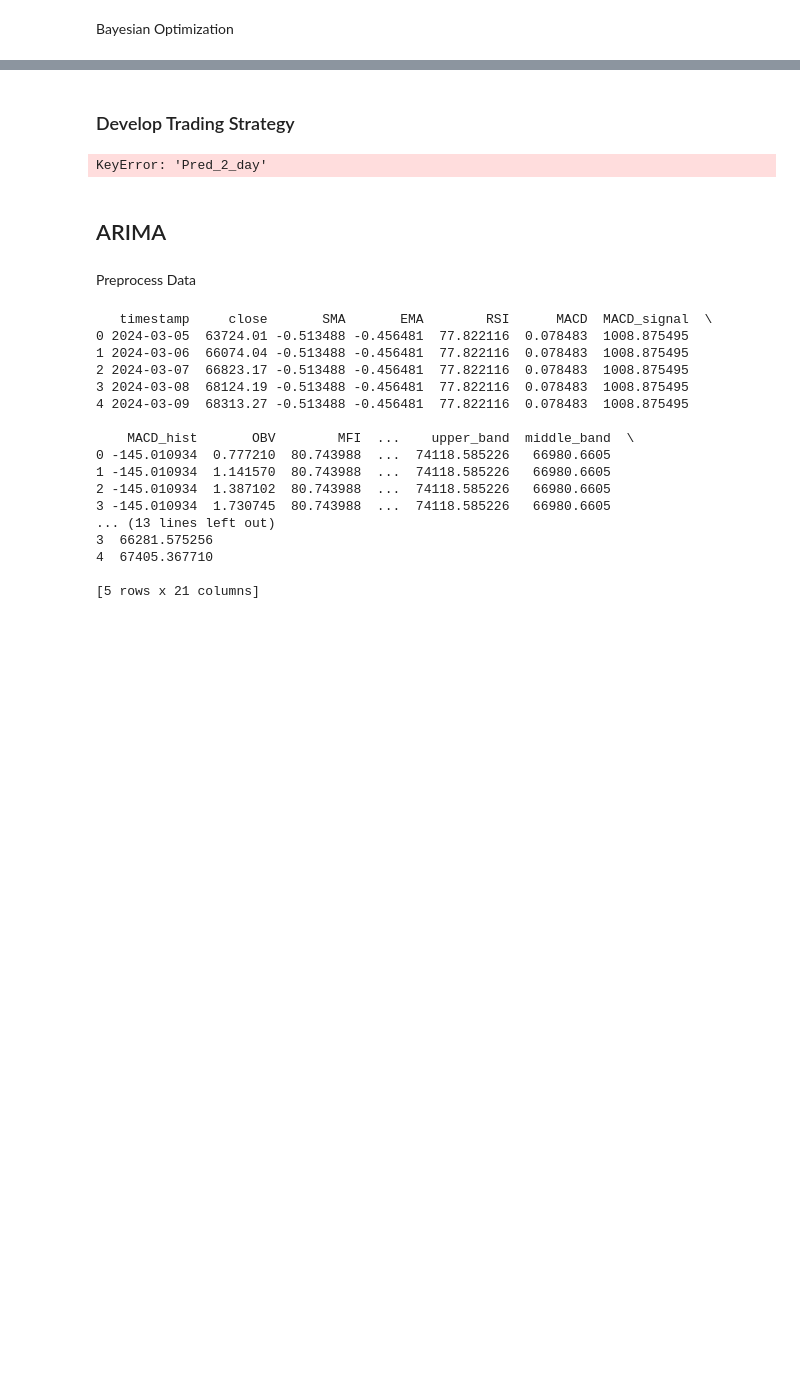
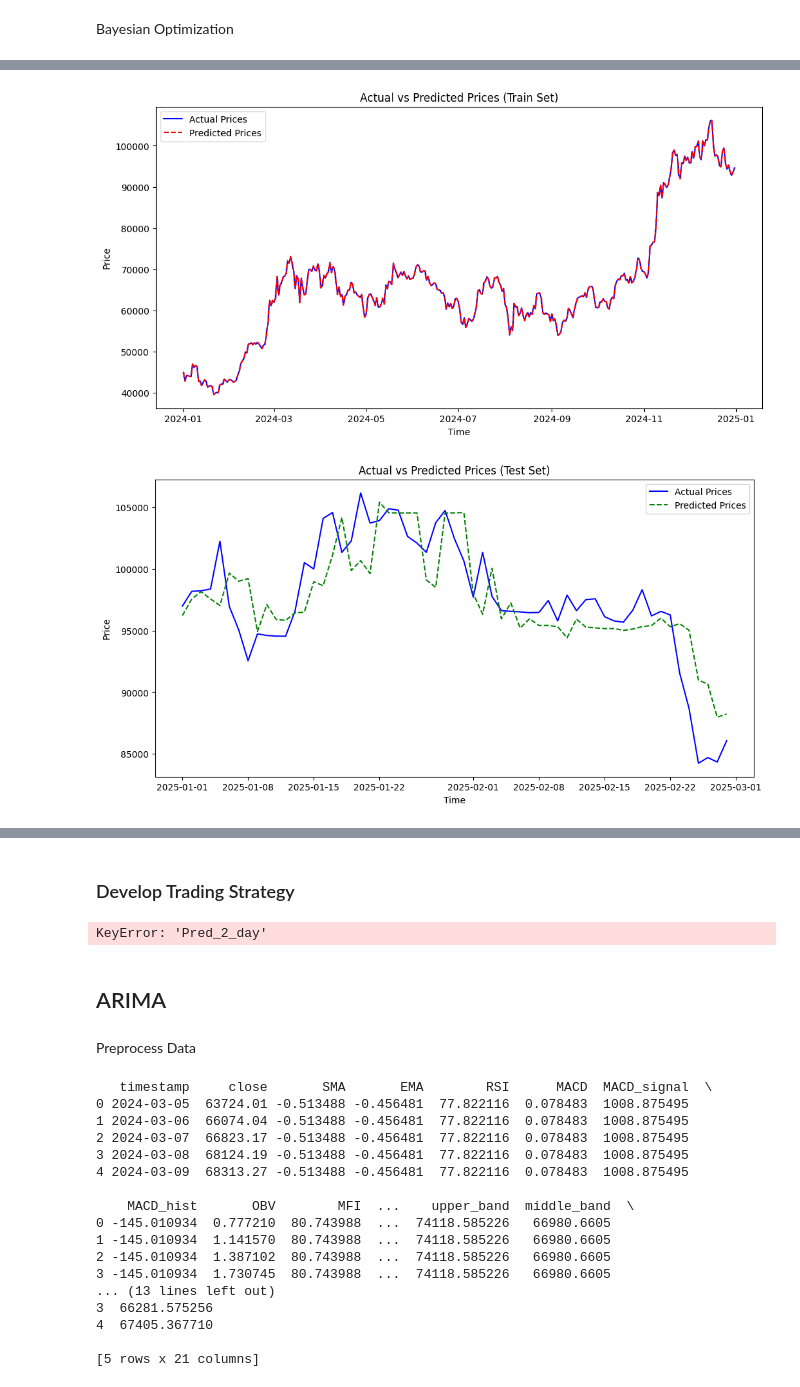
Before and after one commit to alyssa-tsh/CryptoMine, a Jupyter notebook: model.ipynb, the cells around one changed output, grey strips where cells are left out. Saved outputs shown, nothing was run; the diff lists cells and outputs as text; code cells hidden in the pictures; blank space fills up the shorter version.

```diff
--- a/model.ipynb
+++ b/model.ipynb
@@ -739,0 +773,5 @@ line_plot(val_predictions_bayes, test_predictions_bayes)
+# %%
+line_plot(train_prediction_bayes, test_prediction_bayes, 'close_1_ahead')
+# %% [output]
+[figure, added]
+[figure, added]
```
Also changed, not shown: parts of 17 cells of this notebook.
